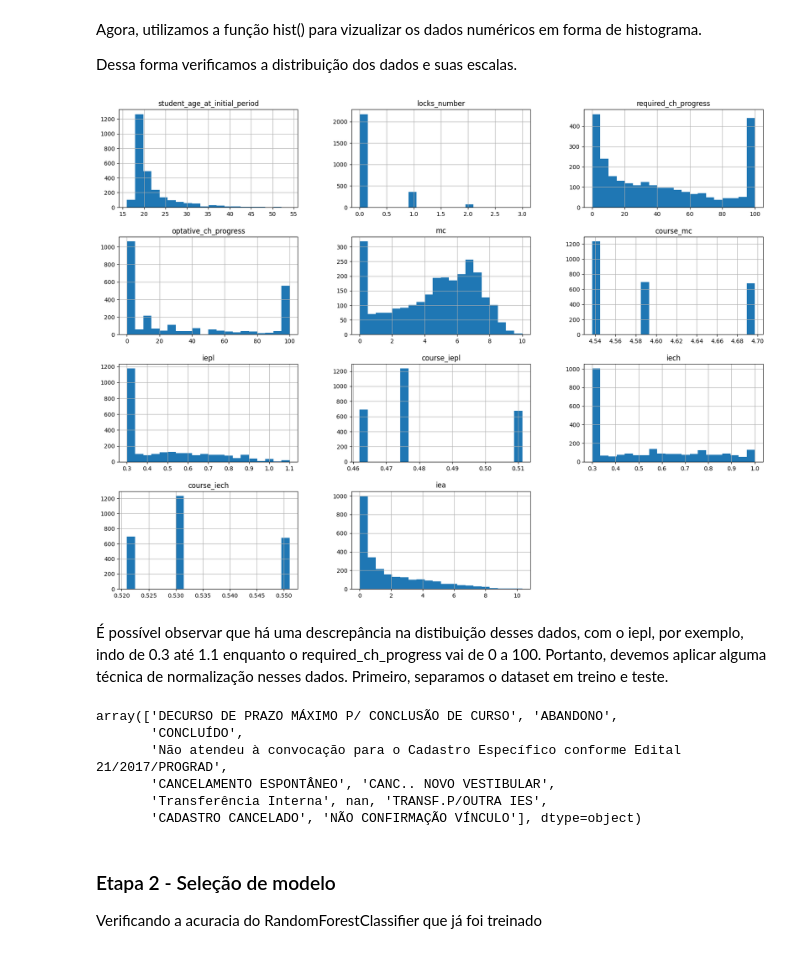
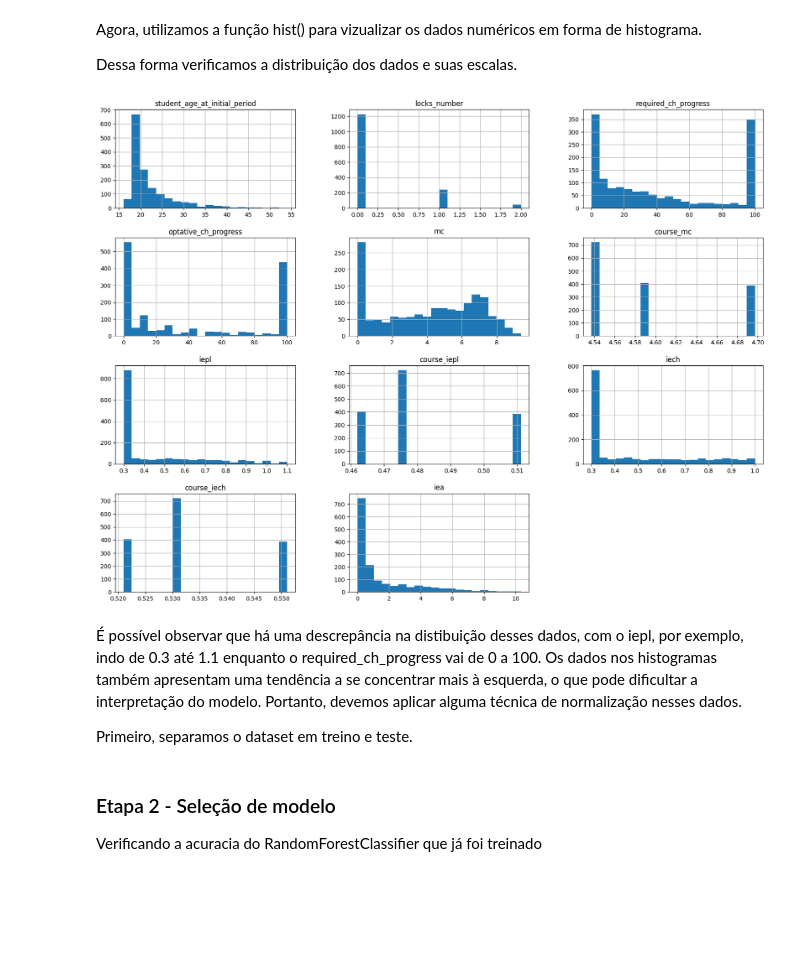
Before and after one commit to gabrielmoliva/Atividade-1---Machine-Learning, a Jupyter notebook: modelo.ipynb, the cells around one changed output. Cells and saved outputs as stored; diff of their text form; code cells hidden in the pictures; blank space fills up the shorter version.

Commit message:
Pre-processamento, treinamento e escolha do modelo feitos

```diff
--- a/modelo.ipynb
+++ b/modelo.ipynb
@@ -44,0 +47,4 @@ memory usage: 427.2+ KB
+# %%
+df = df.dropna()
+df.reset_index(drop=True, inplace=True)
+df.info()
@@ -44,0 +85,4 @@ memory usage: 427.2+ KB
+# %%
+df['abandono'] = df['leaving_reason'].isin(['ABANDONO']).astype('int8')
+df = df.drop(columns=['leaving_reason'])
+df.info()
@@ -82,0 +148,3 @@ memory usage: 305.2+ KB
+# %%
+colunas_numericas = df.drop(columns=['abandono']).columns
+df[colunas_numericas].describe()
@@ -85,16 +186,17 @@ Agora, utilizamos a função hist() para vizualizar os dados numéricos em forma
 
 Dessa forma verificamos a distribuição dos dados e suas escalas.
 # %%
+import matplotlib.pyplot as plt
 %matplotlib inline
-import matplotlib.pyplot as plt
 
-df.hist(bins=20, figsize=(20,15))
+df[colunas_numericas].hist(bins=20, figsize=(20,15))
 plt.show()
 # %% [output]
-[figure, old version]
+[figure, new version]
 # %% [markdown]
-É possível observar que há uma descrepância na distibuição desses dados, com o iepl, por exemplo, indo de 0.3 até 1.1 enquanto o required_ch_progress vai de 0 a 100.
+É possível observar que há uma descrepância na distibuição desses dados, com o iepl, por exemplo, indo de 0.3 até 1.1 enquanto o required_ch_progress vai de 0 a 100. Os dados nos histogramas também apresentam uma tendência a se concentrar mais à esquerda, o que pode dificultar a interpretação do modelo.
 Portanto, devemos aplicar alguma técnica de normalização nesses dados.
+
 Primeiro, separamos o dataset em treino e teste.
 # %%
 from sklearn.model_selection import train_test_split
@@ -105,12 +213,3 @@ X_train, X_test, y_train, y_test = train_test_split(X, y, test_size=0.2, random_
-# %%
-df_encoded['leaving_reason'].unique()
-# %% [output]
-array(['DECURSO DE PRAZO MÁXIMO P/ CONCLUSÃO DE CURSO', 'ABANDONO',
-       'CONCLUÍDO',
-       'Não atendeu à convocação para o Cadastro Específico conforme Edital 21/2017/PROGRAD',
-       'CANCELAMENTO ESPONTÂNEO', 'CANC.. NOVO VESTIBULAR',
-       'Transferência Interna', nan, 'TRANSF.P/OUTRA IES',
-       'CADASTRO CANCELADO', 'NÃO CONFIRMAÇÃO VÍNCULO'], dtype=object)
 # %% [markdown]
 ### Etapa 2 - Seleção de modelo
 Verificando a acuracia do RandomForestClassifier que já foi treinado
```
Also changed, not shown: parts of 14 cells of this notebook.
